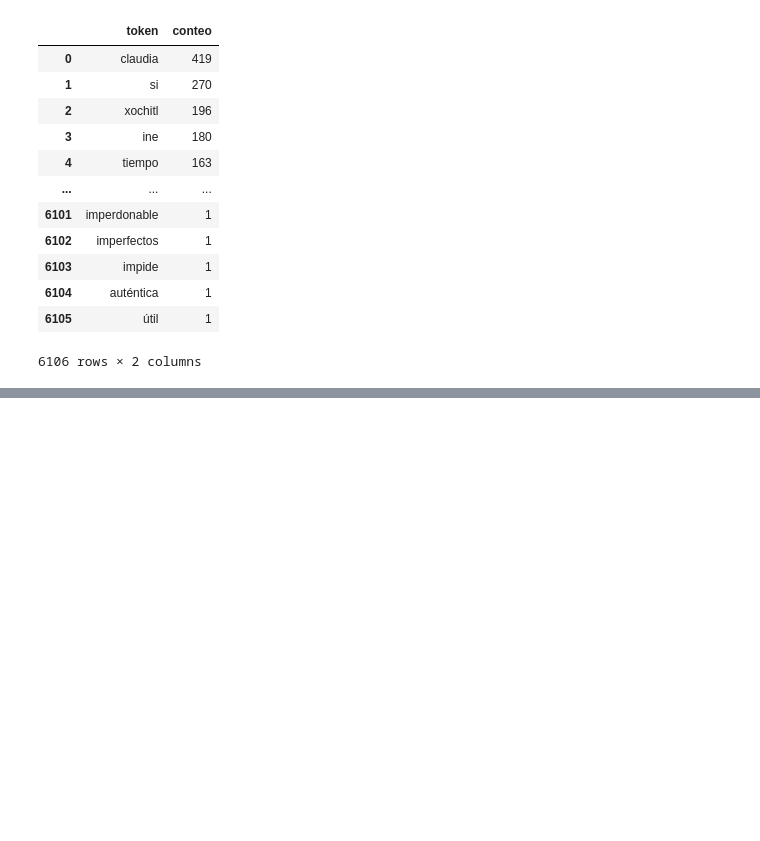
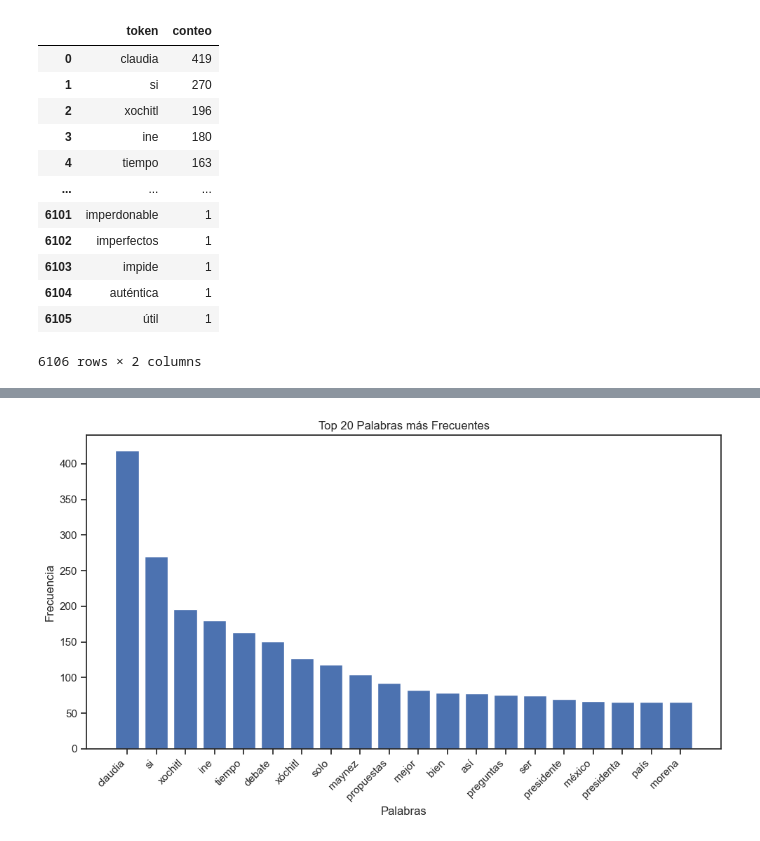
Before and after one commit to JuanJT117/Procesamiento_y_clasificacion_de_datos, a Jupyter notebook: Tareas/Tarea_1/Datos/YCD.ipynb, the cells around one changed output, grey strips where cells are left out. Cells and saved outputs as stored; diff of their text form; code cells hidden in the pictures; blank space fills up the shorter version.

```diff
--- a/Tareas/Tarea_1/Datos/YCD.ipynb
+++ b/Tareas/Tarea_1/Datos/YCD.ipynb
@@ -521,0 +548,14 @@ df_frecuencias.head(10)
+# %%
+plt.figure(figsize=(10, 6))
+plt.bar(df_frecuencias.iloc[:20].token, df_frecuencias.iloc[:20].conteo)
+
+# Personaliza las etiquetas del eje X
+plt.xticks(rotation=45, ha='right')  # Inclina los nombres de las palabras para mejorar la legibilidad
+
+plt.xlabel('Palabras')
+plt.ylabel('Frecuencia')
+plt.title('Top 20 Palabras más Frecuentes')
+plt.tight_layout()
+plt.show()
+# %% [output]
+[figure, added]
```
Also changed, not shown: parts of 8 cells of this notebook, 18 other files.
